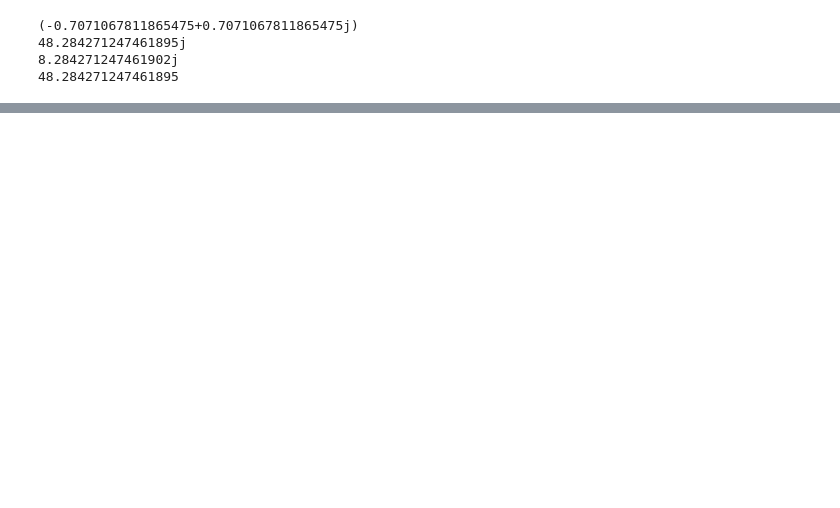
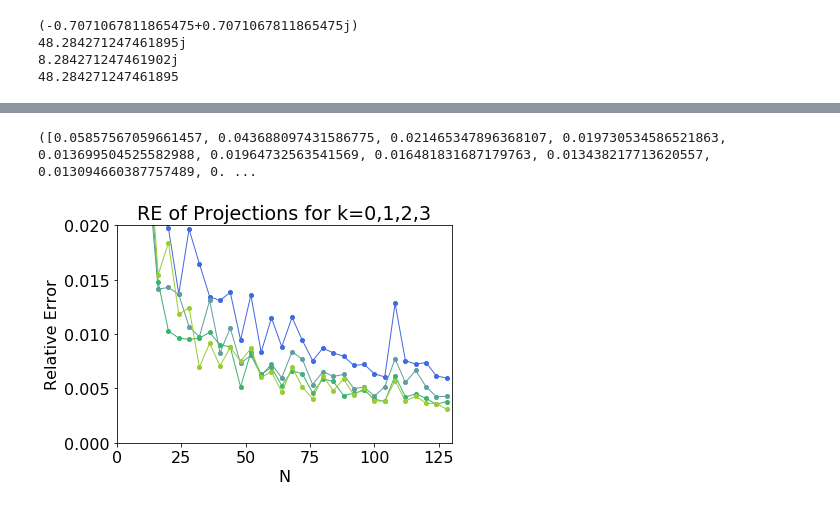
Before and after one commit to bnativi/phase-recovery, a Jupyter notebook: Compute Phase Jupyter Notebook.ipynb, the cells around one changed output, grey strips where cells are left out. Saved outputs shown, nothing was run; the diff lists cells and outputs as text; code cells hidden in the pictures; blank space fills up the shorter version.

Commit message:
Projections for Varying k

```diff
--- a/Compute Phase Jupyter Notebook.ipynb
+++ b/Compute Phase Jupyter Notebook.ipynb
@@ -1003,0 +927,8 @@ if run:
+# %%
+run = 1
+
+if run:
+#     test_projections_unweighted_varying_k("data/signal_and_noise_16.txt")
+#     test_projections_unweighted_varying_k("data/signal_and_noise_64.txt")
+    print(test_projections_unweighted_varying_k("data/signal_and_noise_128.txt"))
+# %% [output]
@@ -1003,0 +936,2 @@ if run:
+([0.05857567059661457, 0.043688097431586775, 0.021465347896368107, 0.019730534586521863, 0.013699504525582988, 0.01964732563541569, 0.016481831687179763, 0.013438217713620557, 0.013094660387757489, 0. ...
+[figure, added]
```
Also changed, not shown: parts of 14 cells of this notebook, 5 other files.
